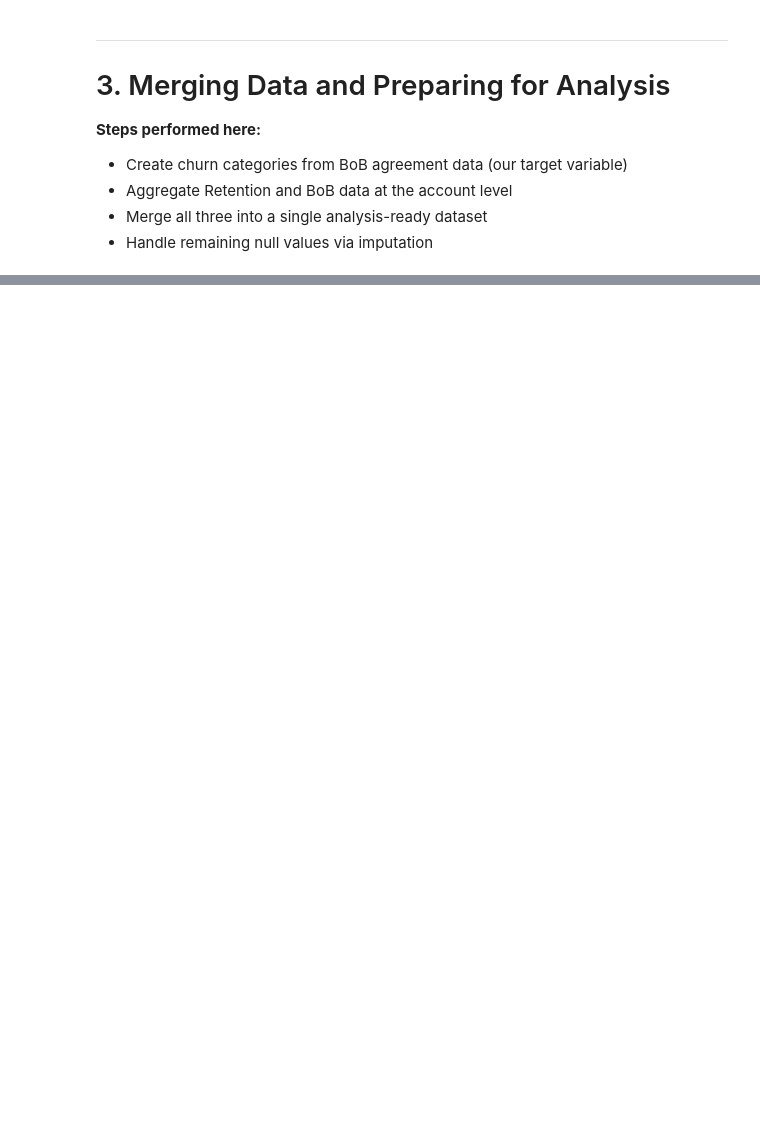
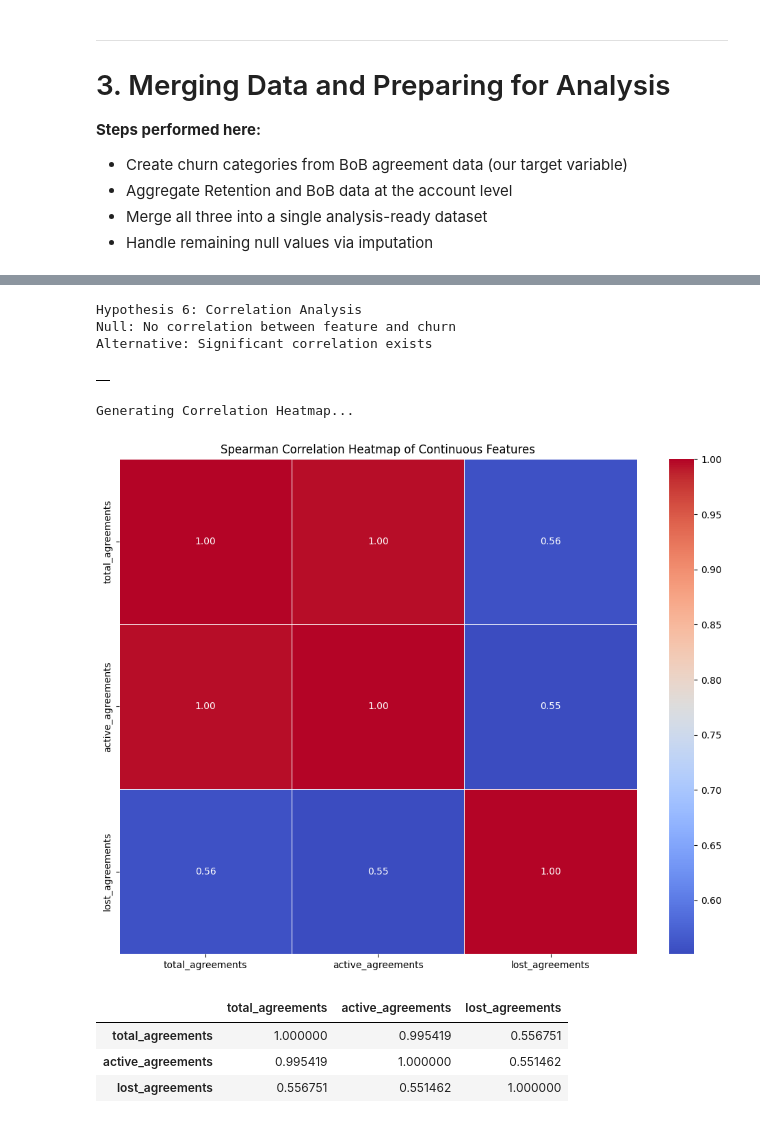
Before and after one commit to dhanyajay/customer-churn-analysis, a Jupyter notebook: notebooks/02_silver/02_preprocessing.ipynb, the cells around one changed output, grey strips where cells are left out. Saved outputs shown, nothing was run; the diff lists cells and outputs as text; code cells hidden in the pictures; blank space fills up the shorter version.

```diff
--- a/notebooks/02_silver/02_preprocessing.ipynb
+++ b/notebooks/02_silver/02_preprocessing.ipynb
@@ -799,0 +334,20 @@ The analysis dataset with identified significant features is now ready for model
+# %%
+# Run Hypothesis 6: Correlation (Spearman)
+hypo_6_tester = hypo_6_module.Hypothesis6Correlation(analysis_df, target_column='churn_category')
+res_6 = hypo_6_tester.run_test()
+display(pd.DataFrame(res_6))
+
+# Plot the specified correlation metric (heatmap) inline
+print('\nGenerating Correlation Heatmap...')
+hypo_module.plot_correlation_heatmap(analysis_df, continuous_features)
+# %% [output]
+Hypothesis 6: Correlation Analysis
+Null: No correlation between feature and churn
+Alternative: Significant correlation exists
+|  |
+Generating Correlation Heatmap...
+[figure, added]
+|  | total_agreements | active_agreements | lost_agreements |
+| total_agreements | 1.000000 | 0.995419 | 0.556751 |
+| active_agreements | 0.995419 | 1.000000 | 0.551462 |
+| lost_agreements | 0.556751 | 0.551462 | 1.000000 |
```
Also changed, not shown: parts of 69 cells of this notebook, 15 other files.
